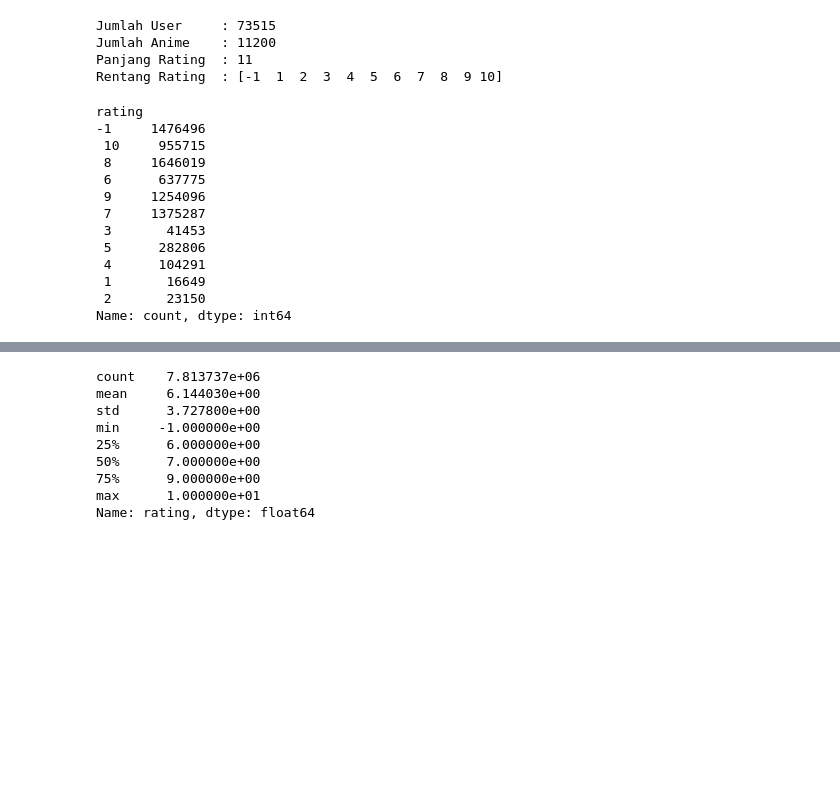
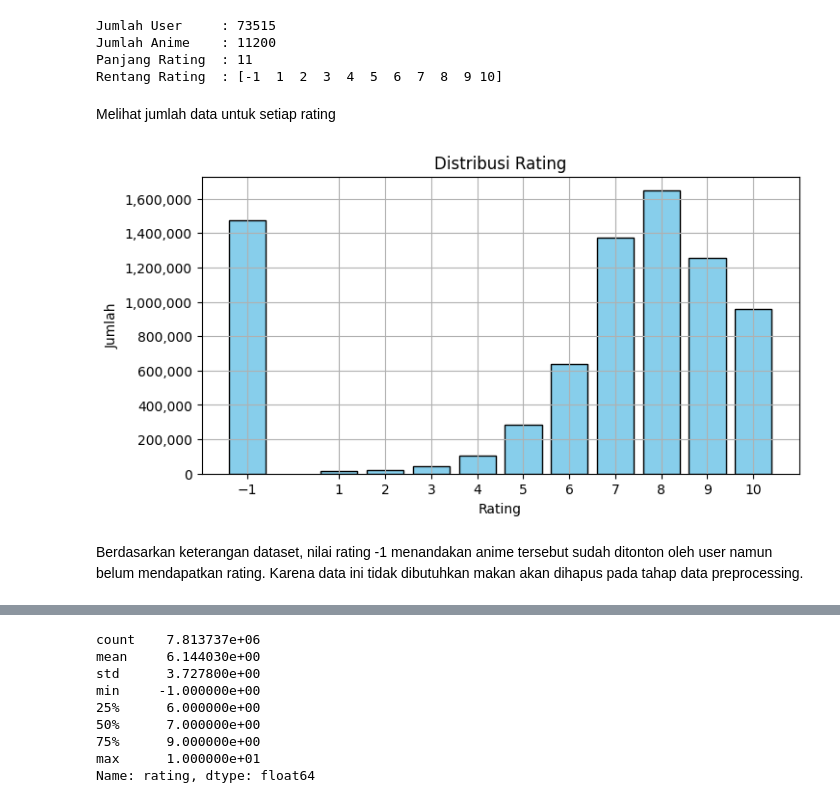
Before and after one commit to yasir-rtx/dbs_ML_expert_project02, a Jupyter notebook: model.ipynb, the cells around one changed output, grey strips where cells are left out. Cells and saved outputs as stored; diff of their text form; code cells hidden in the pictures; blank space fills up the shorter version.

```diff
--- a/model.ipynb
+++ b/model.ipynb
@@ -154,19 +163,22 @@ Jumlah User     : 73515
 Jumlah Anime    : 11200
 Panjang Rating  : 11
 Rentang Rating  : [-1  1  2  3  4  5  6  7  8  9 10]
-# %%
-rating_df['rating'].value_counts(sort=False)
-# %% [output]
-rating
--1     1476496
- 10     955715
- 8     1646019
- 6      637775
- 9     1254096
- 7     1375287
- 3       41453
- 5      282806
- 4      104291
- 1       16649
- 2       23150
-Name: count, dtype: int64
+# %% [markdown]
+Melihat jumlah data untuk setiap rating
+# %%
+rating_count = rating_df['rating'].value_counts(sort=False)
+
+def y_format(x, pos): return '{:,.0f}'.format(x)
+plt.figure(figsize=(8, 4))
+plt.bar(rating_count.index, rating_count.values, color='skyblue', edgecolor='black')
+plt.title('Distribusi Rating')
+plt.xlabel('Rating')
+plt.xticks(rating_count.index)
+plt.ylabel('Jumlah')
+plt.gca().yaxis.set_major_formatter(FuncFormatter(y_format))
+plt.grid(True)
+plt.show()
+# %% [output]
+[figure, added]
+# %% [markdown]
+Berdasarkan keterangan dataset, nilai rating -1 menandakan anime tersebut sudah ditonton oleh user namun belum mendapatkan rating. Karena data ini tidak dibutuhkan makan akan dihapus pada tahap data preprocessing.
```
Also changed, not shown: parts of 64 cells of this notebook, 1 other file.
